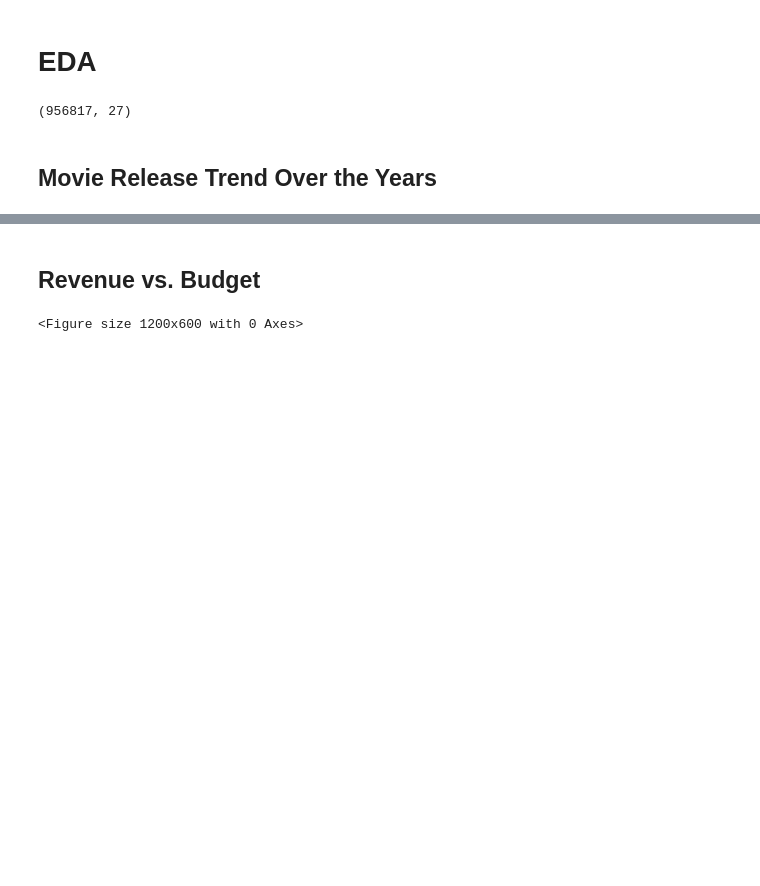
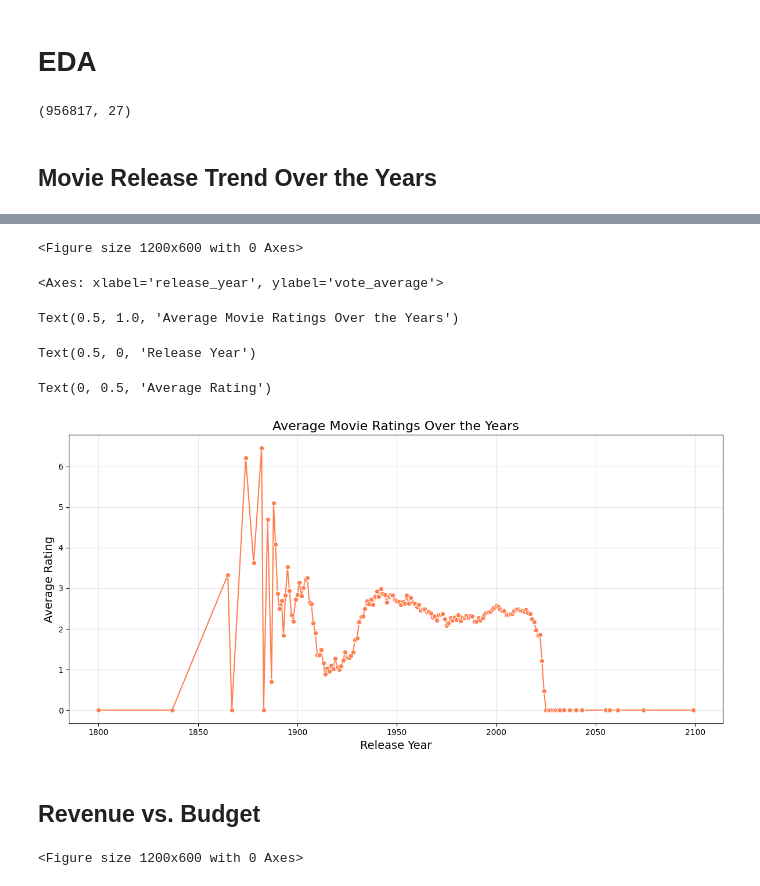
Before and after one commit to mattyapers/Movies_EDA, a Jupyter notebook: TMDB_EDA.ipynb, the cells around one changed output, grey strips where cells are left out. Saved outputs shown, nothing was run; the diff lists cells and outputs as text; code cells hidden in the pictures; blank space fills up the shorter version.

```diff
--- a/TMDB_EDA.ipynb
+++ b/TMDB_EDA.ipynb
@@ -294,3 +300,23 @@ Text(0, 0.5, 'Number of Movies')
+# %%
+# Calculate average ratings by release year
+ratings_by_year = df.groupby('release_year')['vote_average'].mean().reset_index()
+
+# Line plot for ratings over years
+plt.figure(figsize=(12, 6))
+sns.lineplot(data=ratings_by_year, x='release_year', y='vote_average', marker='o', color='coral')
+plt.title('Average Movie Ratings Over the Years', fontsize=16)
+plt.xlabel('Release Year', fontsize=14)
+plt.ylabel('Average Rating', fontsize=14)
+plt.grid(alpha=0.3)
+plt.tight_layout()
+plt.show()
+# %% [output]
+<Figure size 1200x600 with 0 Axes>
+<Axes: xlabel='release_year', ylabel='vote_average'>
+Text(0.5, 1.0, 'Average Movie Ratings Over the Years')
+Text(0.5, 0, 'Release Year')
+Text(0, 0.5, 'Average Rating')
+[figure, added]
 # %% [markdown]
 ## Revenue vs. Budget
 # %%
```
Also changed, not shown: parts of 13 cells of this notebook, 2 other files.
